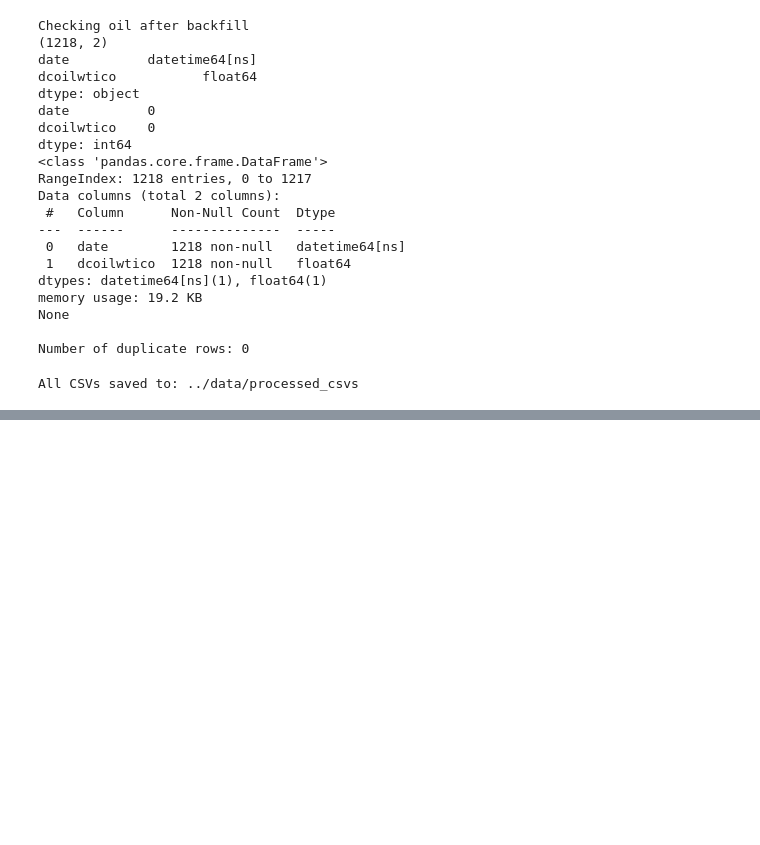
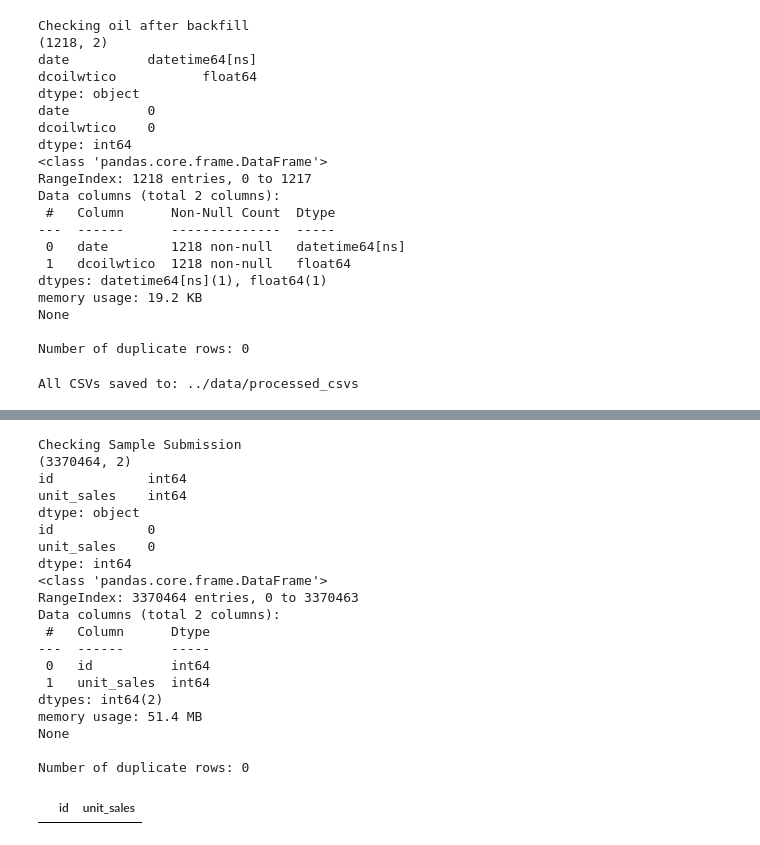
Before and after one commit to apa0/grocery-sales-forecasting, a Jupyter notebook: scripts/load_clean.ipynb, the cells around one changed output, grey strips where cells are left out. Drawn from its saved outputs; the diff is of its cells as text; code cells hidden in the pictures; blank space fills up the shorter version.

```diff
--- a/scripts/load_clean.ipynb
+++ b/scripts/load_clean.ipynb
@@ -429,0 +544,28 @@ All CSVs saved to: ../data/processed_csvs
+# %%
+check_df(df_sample_submission, "Sample Submission")
+
+df_sample_submission[df_sample_submission['unit_sales'] > 0]
+
+#empty sales column, just a template for submission format
+# %% [output]
+Checking Sample Submission
+(3370464, 2)
+id            int64
+unit_sales    int64
+dtype: object
+id            0
+unit_sales    0
+dtype: int64
+<class 'pandas.core.frame.DataFrame'>
+RangeIndex: 3370464 entries, 0 to 3370463
+Data columns (total 2 columns):
+ #   Column      Dtype
+---  ------      -----
+ 0   id          int64
+ 1   unit_sales  int64
+dtypes: int64(2)
+memory usage: 51.4 MB
+None
+
+Number of duplicate rows: 0
+|  | id | unit_sales |
```
Also changed, not shown: parts of 5 cells of this notebook.
